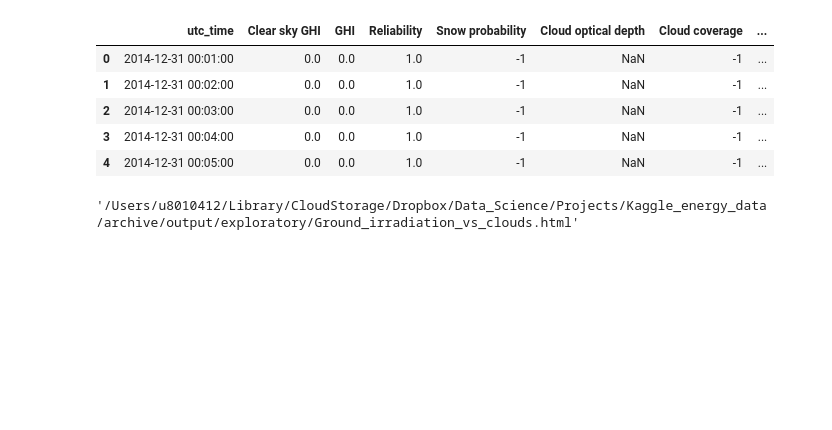
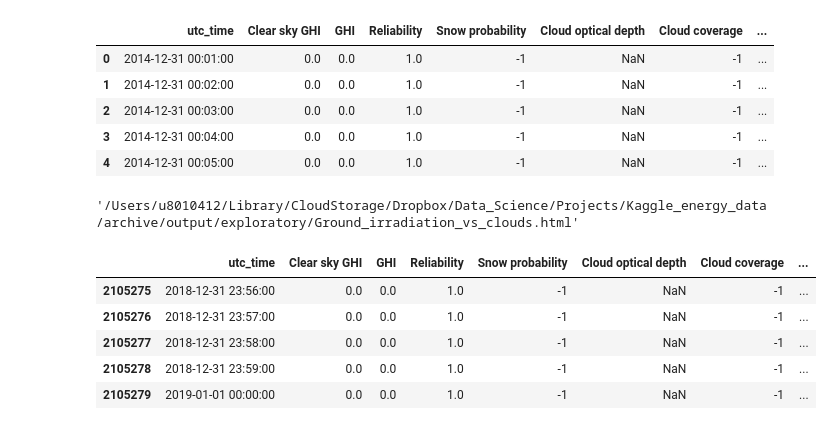
Before and after one commit to baddison2005/Energy_Prediction_Spain, a Jupyter notebook: CAMS_solar_data.ipynb, the cells around one changed output. Cells and saved outputs as stored; diff of their text form; code cells hidden in the pictures; blank space fills up the shorter version.

```diff
--- a/CAMS_solar_data.ipynb
+++ b/CAMS_solar_data.ipynb
@@ -506,0 +540,57 @@ save(p, filename_out, title=title)
+# %%
+# Site location of solar power station near Seville
+SITE_LAT  = 37.43123
+SITE_LON  = -6.26031
+NEAREST_CITY = "Seville"
+
+# Seville (city) coordinates from Wikipedia
+CITY_LAT = 37.39000
+CITY_LON = -5.99000
+
+def haversine_km(lat1, lon1, lat2, lon2):
+    """
+    Vectorized haversine distance (km).
+    lat/lon can be scalars or numpy arrays.
+    """
+    R = 6371.0088  # mean Earth radius in km
+    lat1 = np.radians(lat1); lon1 = np.radians(lon1)
+    lat2 = np.radians(lat2); lon2 = np.radians(lon2)
+    dlat = lat2 - lat1
+    dlon = lon2 - lon1
+    a = np.sin(dlat/2.0)**2 + np.cos(lat1)*np.cos(lat2)*np.sin(dlon/2.0)**2
+    return 2 * R * np.arcsin(np.sqrt(a))
+
+# --- 1) Extract end time (after "/") and convert to datetime ---
+end_time_str = cams_seville_pd["Observation period"].astype(str).str.split("/", n=1).str[1]
+
+utc_dt = pd.to_datetime(end_time_str, errors="coerce").dt.floor("s")  # removes decimals
+
+# Store utc times as strings in the format "YYYY-MM-DD HH:MM:SS":
+# utc_time_str = utc_dt.dt.strftime("%Y-%m-%d %H:%M:%S")
+
+# --- 2) Build the new dataframe with selected columns ---
+cols_keep = ["Clear sky GHI", "GHI", "Reliability", "Snow probability", "Cloud optical depth", "Cloud coverage", "Cloud type"]
+
+cams_extra_seville_pd = cams_seville_pd.loc[:, cols_keep].copy()
+
+# Put utc_time first
+cams_extra_seville_pd.insert(0, "utc_time", utc_dt)
+
+# --- 3) Add constant metadata columns ---
+cams_extra_seville_pd["loc_lat"] = SITE_LAT
+cams_extra_seville_pd["loc_long"] = SITE_LON
+cams_extra_seville_pd["city_name"] = NEAREST_CITY
+
+# --- 4) Distance to Seville city centre (km) ---
+dist_km = haversine_km(SITE_LAT, SITE_LON, CITY_LAT, CITY_LON)
+cams_extra_seville_pd["distance"] = dist_km
+
+cams_extra_seville_pd.head()
+cams_extra_seville_pd.tail()
+# %% [output]
+|  | utc_time | Clear sky GHI | GHI | Reliability | Snow probability | Cloud optical depth | Cloud coverage | ... |
+| 2105275 | 2018-12-31 23:56:00 | 0.0 | 0.0 | 1.0 | -1 | NaN | -1 | ... |
+| 2105276 | 2018-12-31 23:57:00 | 0.0 | 0.0 | 1.0 | -1 | NaN | -1 | ... |
+| 2105277 | 2018-12-31 23:58:00 | 0.0 | 0.0 | 1.0 | -1 | NaN | -1 | ... |
+| 2105278 | 2018-12-31 23:59:00 | 0.0 | 0.0 | 1.0 | -1 | NaN | -1 | ... |
+| 2105279 | 2019-01-01 00:00:00 | 0.0 | 0.0 | 1.0 | -1 | NaN | -1 | ... |
```
Also changed, not shown: parts of 18 cells of this notebook, 27 other files.
